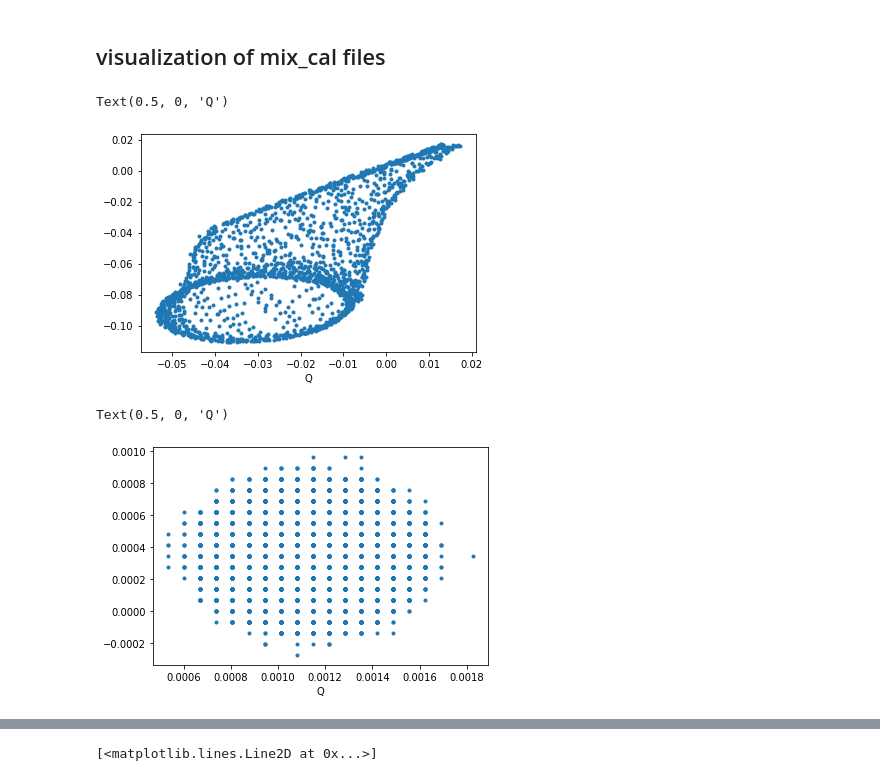
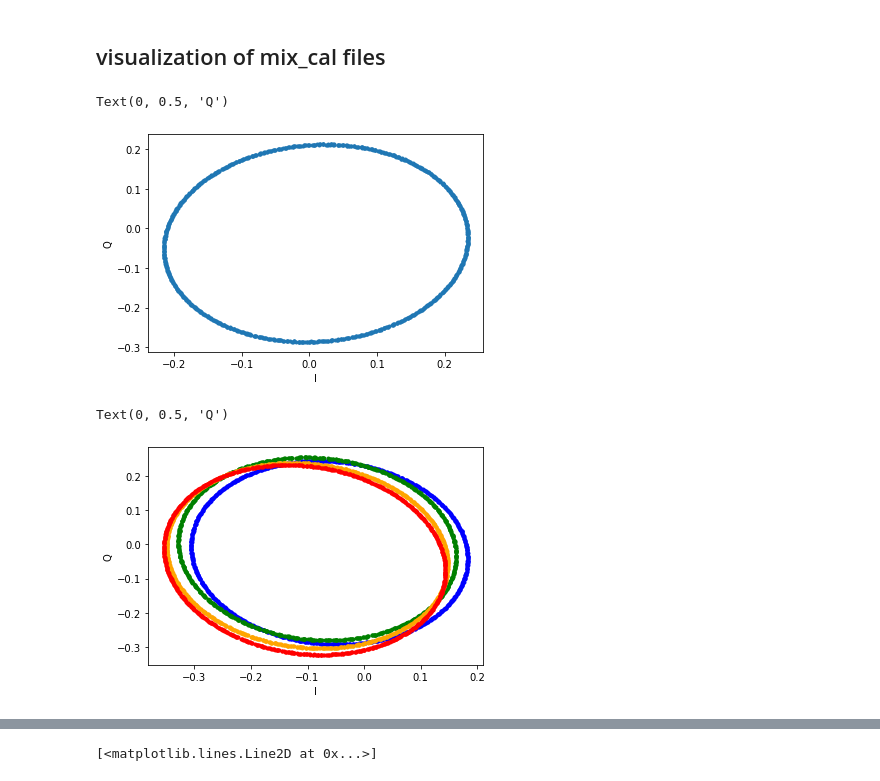
Before and after one commit to biqute/QTLab2122, a Jupyter notebook: SingleIRsource/scripts/analysis.ipynb, the cells around one changed output, grey strips where cells are left out. Drawn from its saved outputs; the diff is of its cells as text; code cells hidden in the pictures.

Commit message:
mixer cal test

```diff
--- a/SingleIRsource/scripts/analysis.ipynb
+++ b/SingleIRsource/scripts/analysis.ipynb
@@ -62,4 +66,5 @@ index_max = der_IQ(x, I_mean, Q_mean, begin = 50, end = 150, plot = True)
 # %%
-path = '../data/mixer/'
-file_name = 'mix_amp6'
+path = '../data/raw/mix_cal/mixer1/'
+#5.345679 #5.380116 #5.638565 #5.869609
+file_name = 'mix_cal_4'
 file = path + file_name + '.h5'
@@ -70,9 +71,9 @@ with open(path + 'config_' + file_name + '.pkl', 'rb') as f:
 # %%
 I, Q = get_hdf5(file)
 #big_plot_from_array(I, Q, config['ref'], config['step'])
 plt.scatter(I[0], Q[0], marker='.')
 plt.xlabel('I')
-plt.xlabel('Q')
+plt.ylabel('Q')
 # %% [output]
-Text(0.5, 0, 'Q')
+Text(0, 0.5, 'Q')
-[figure, old version]
+[figure, new version]
@@ -79,9 +88,12 @@ Text(0.5, 0, 'Q')
 # %%
-I, Q = get_hdf5(file)
+#I, Q = get_hdf5(file)
 #big_plot_from_array(I, Q, config['ref'], config['step'])
-plt.scatter(I[0], Q[0], marker='.')
+plt.scatter(I1[0], Q1[0], marker='.', color='b')
+plt.scatter(I2[0], Q2[0], marker='.', color='g')
+plt.scatter(I3[0], Q3[0], marker='.', color='orange')
+plt.scatter(I4[0], Q4[0], marker='.', color='r')
 plt.xlabel('I')
-plt.xlabel('Q')
+plt.ylabel('Q')
 # %% [output]
-Text(0.5, 0, 'Q')
+Text(0, 0.5, 'Q')
-[figure, old version]
+[figure, new version]
```
Also changed, not shown: parts of 7 cells of this notebook, 52 other files.
